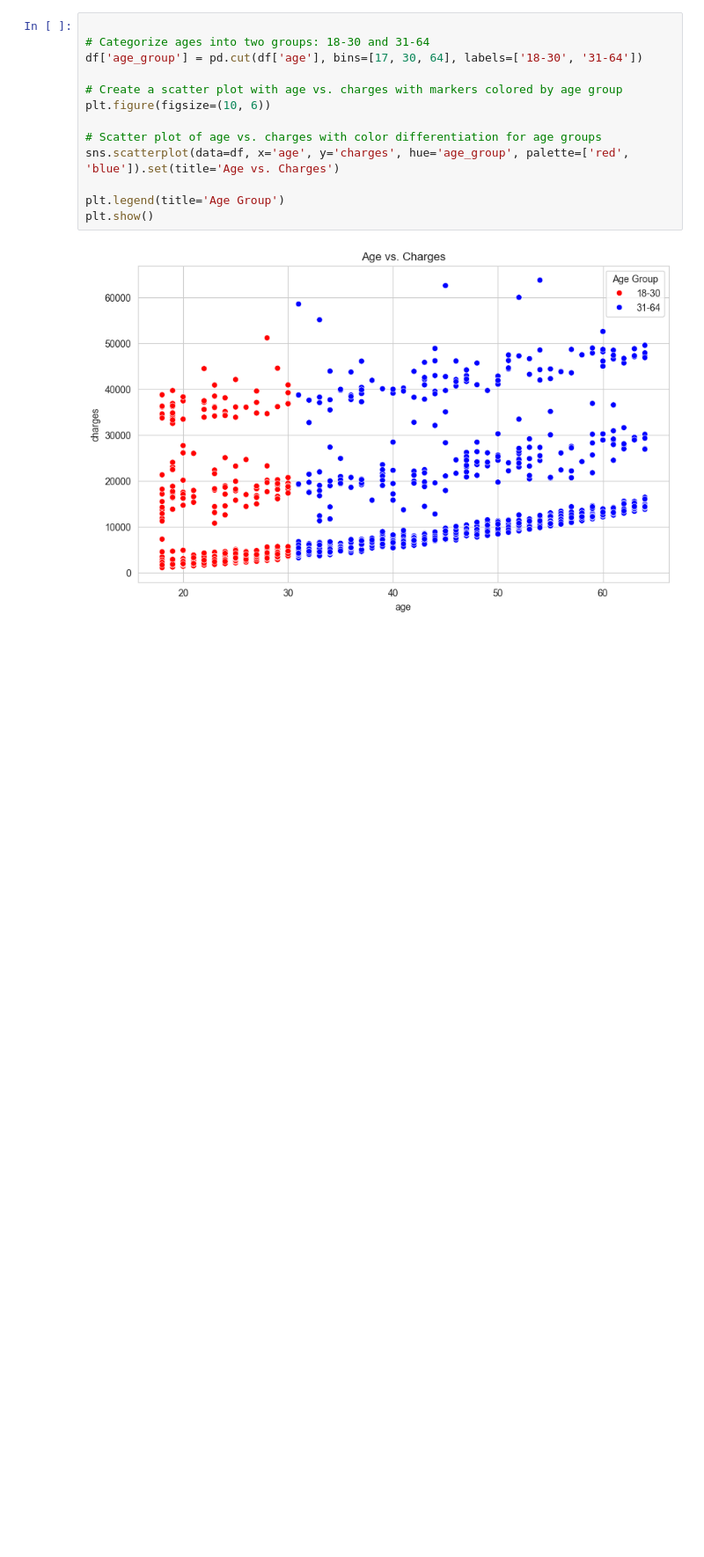
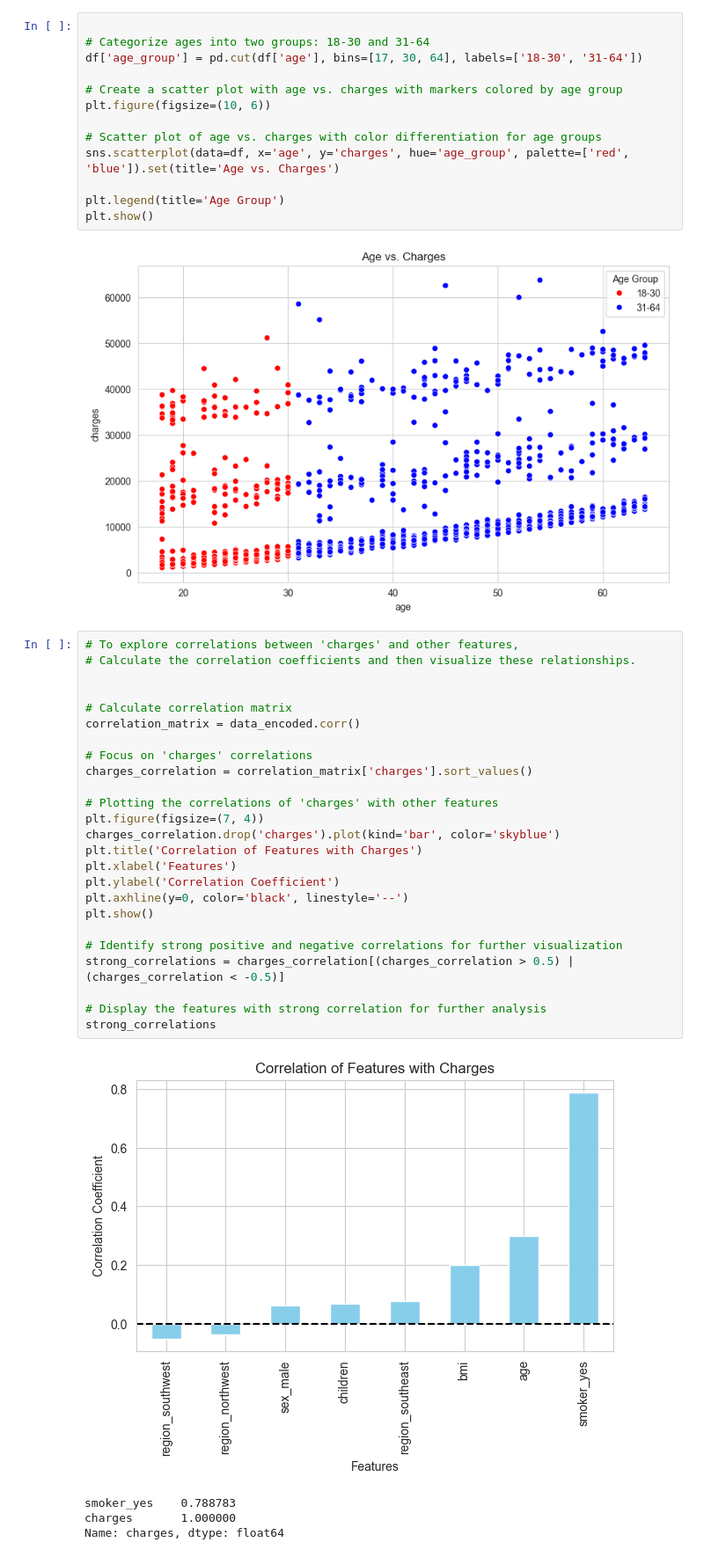
Before and after one commit to GirmaSis/Data_analytics_on_medical_insurance_costs, a Jupyter notebook: medical_costs.ipynb, the cells around one changed output. Shown: that part at 88% size. Cells and saved outputs as stored; diff of their text form; blank space fills up the shorter version.

```diff
--- a/medical_costs.ipynb
+++ b/medical_costs.ipynb
@@ -184,3 +184,33 @@ plt.legend(title='Age Group')
 plt.show()
 # %% [output]
 [figure]
+# %%
+# To explore correlations between 'charges' and other features,
+# Calculate the correlation coefficients and then visualize these relationships.
+
+
+# Calculate correlation matrix
+correlation_matrix = data_encoded.corr()
+
+# Focus on 'charges' correlations
+charges_correlation = correlation_matrix['charges'].sort_values()
+
+# Plotting the correlations of 'charges' with other features
+plt.figure(figsize=(7, 4))
+charges_correlation.drop('charges').plot(kind='bar', color='skyblue')
+plt.title('Correlation of Features with Charges')
+plt.xlabel('Features')
+plt.ylabel('Correlation Coefficient')
+plt.axhline(y=0, color='black', linestyle='--')
+plt.show()
+
+# Identify strong positive and negative correlations for further visualization
+strong_correlations = charges_correlation[(charges_correlation > 0.5) | (charges_correlation < -0.5)]
+
+# Display the features with strong correlation for further analysis
+strong_correlations
+# %% [output]
+[figure, added]
+smoker_yes    0.788783
+charges       1.000000
+Name: charges, dtype: float64
```
Also changed, not shown: parts of 3 cells of this notebook.
